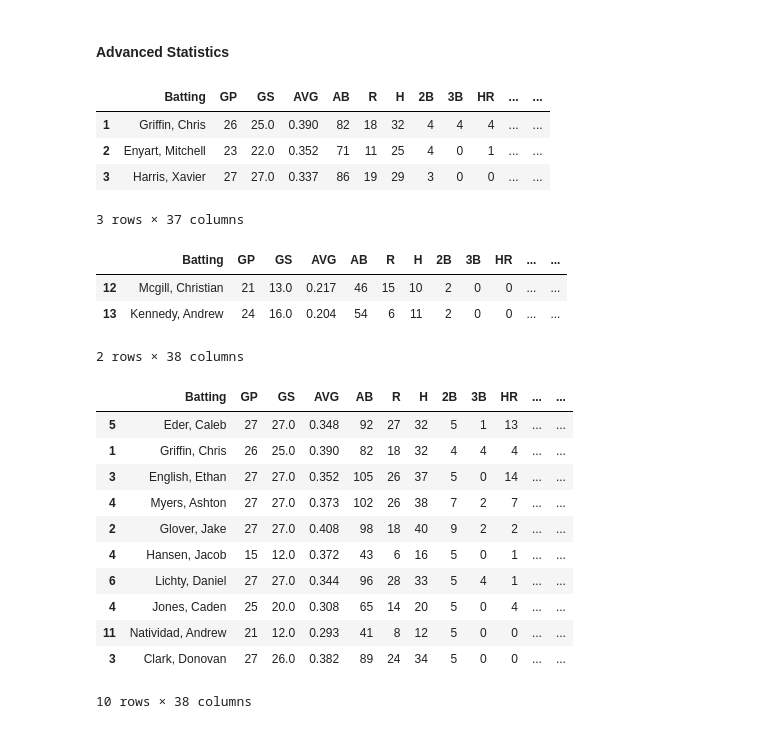
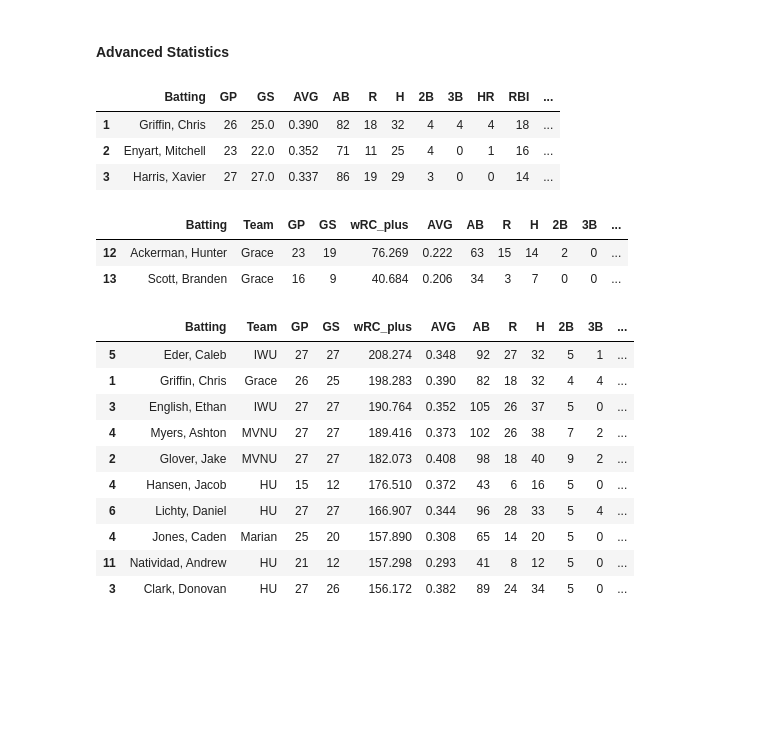
Before and after one commit to MathAtGrace/CrossRoads-Baseball, a Jupyter notebook: Python_2021/Analysis.ipynb, the cells around one changed output. Cells and saved outputs as stored; diff of their text form; code cells hidden in the pictures; blank space fills up the shorter version.

```diff
--- a/Python_2021/Analysis.ipynb
+++ b/Python_2021/Analysis.ipynb
@@ -5,6 +5,7 @@ As always, import the necessary statements.
 # %%
 import pandas as pd
 import pickle
+pd.set_option('display.max_columns', None)
 # %% [markdown]
 We import our dataframes for batting, pitching, and fielding statistics as well as our list of teams from the pickle file titled `Stats.pkl`.
 # %%
@@ -129,11 +127,10 @@ for df in dfb:
 # %%
 dfb[2][:3]
 # %% [output]
-|  | Batting | GP | GS | AVG | AB | R | H | 2B | 3B | HR | ... | ... |
-| 1 | Griffin, Chris | 26 | 25.0 | 0.390 | 82 | 18 | 32 | 4 | 4 | 4 | ... | ... |
-| 2 | Enyart, Mitchell | 23 | 22.0 | 0.352 | 71 | 11 | 25 | 4 | 0 | 1 | ... | ... |
-| 3 | Harris, Xavier | 27 | 27.0 | 0.337 | 86 | 19 | 29 | 3 | 0 | 0 | ... | ... |
+|  | Batting | GP | GS | AVG | AB | R | H | 2B | 3B | HR | RBI | ... |
+| 1 | Griffin, Chris | 26 | 25.0 | 0.390 | 82 | 18 | 32 | 4 | 4 | 4 | 18 | ... |
+| 2 | Enyart, Mitchell | 23 | 22.0 | 0.352 | 71 | 11 | 25 | 4 | 0 | 1 | 16 | ... |
+| 3 | Harris, Xavier | 27 | 27.0 | 0.337 | 86 | 19 | 29 | 3 | 0 | 0 | 14 | ... |
-3 rows × 37 columns
 # %%
 with open('Park_Factor.pkl', 'rb') as f:
     park_factor = pickle.load(f)
@@ -145,29 +142,39 @@ for i in range(len(teams)):
 #make sure everyone has at least 27 at bats (1 per game)
 for i in range(len(teams)):
     dfb[i] = dfb[i][dfb[i]['AB'] >= 27]
-# %%
-all_hitters = pd.concat(dfb) #collect all in one dataframe
-all_hitters = all_hitters[all_hitters.Batting != "Total:"] #remove total row
-all_hitters = all_hitters[all_hitters.Batting != "Opponents:"] #remove opponent row
-all_hitters[-2:] #verify totals and opponents rows are gone
-# %% [output]
-|  | Batting | GP | GS | AVG | AB | R | H | 2B | 3B | HR | ... | ... |
-| 12 | Mcgill, Christian | 21 | 13.0 | 0.217 | 46 | 15 | 10 | 2 | 0 | 0 | ... | ... |
-| 13 | Kennedy, Andrew | 24 | 16.0 | 0.204 | 54 | 6 | 11 | 2 | 0 | 0 | ... | ... |
-2 rows × 38 columns
+# %%
+temp_dfb = []
+for df in dfb: #make copy to avoid errors
+    temp_dfb.append(df.copy())
+for i in range(len(teams)): #add column for team
+    temp_dfb[i]["Team"] = teams[i]
+for i in range(len(teams)):
+    temp_dfb[i] = temp_dfb[i][temp_dfb[i].Batting != 'Total:']       #remove totals row
+    temp_dfb[i] = temp_dfb[i][temp_dfb[i].Batting != "Opponents:"]   #remove opponents row
+for df in temp_dfb:
+    team = df.pop("Team")
+    df.insert(1, team.name, team) #move team column to second
+    stat = df.pop("wRC_plus")
+    df.insert(4, stat.name, stat) #move wRC+ column to front of statistical columns
+    df['GS'] = df['GS'].astype(int) #remove decimal place on GS column
+temp_dfb[2][-2:] #verify totals and opponents rows are gone
+# %% [output]
+|  | Batting | Team | GP | GS | wRC_plus | AVG | AB | R | H | 2B | 3B | ... |
+| 12 | Ackerman, Hunter | Grace | 23 | 19 | 76.269 | 0.222 | 63 | 15 | 14 | 2 | 0 | ... |
+| 13 | Scott, Branden | Grace | 16 | 9 | 40.684 | 0.206 | 34 | 3 | 7 | 0 | 0 | ... |
 # %%
+all_hitters = pd.concat(temp_dfb) #collect all in one dataframe
 top_hitters = all_hitters.sort_values(by=['wRC_plus'], ascending=False) #sort by wRC+ in descending order
-top_hitters[:10] #top 10 hitters
+display(top_hitters[:10]) #top 10 hitters
 # %% [output]
-|  | Batting | GP | GS | AVG | AB | R | H | 2B | 3B | HR | ... | ... |
-| 5 | Eder, Caleb | 27 | 27.0 | 0.348 | 92 | 27 | 32 | 5 | 1 | 13 | ... | ... |
-| 1 | Griffin, Chris | 26 | 25.0 | 0.390 | 82 | 18 | 32 | 4 | 4 | 4 | ... | ... |
-| 3 | English, Ethan | 27 | 27.0 | 0.352 | 105 | 26 | 37 | 5 | 0 | 14 | ... | ... |
-| 4 | Myers, Ashton | 27 | 27.0 | 0.373 | 102 | 26 | 38 | 7 | 2 | 7 | ... | ... |
-| 2 | Glover, Jake | 27 | 27.0 | 0.408 | 98 | 18 | 40 | 9 | 2 | 2 | ... | ... |
-| 4 | Hansen, Jacob | 15 | 12.0 | 0.372 | 43 | 6 | 16 | 5 | 0 | 1 | ... | ... |
-| 6 | Lichty, Daniel | 27 | 27.0 | 0.344 | 96 | 28 | 33 | 5 | 4 | 1 | ... | ... |
-| 4 | Jones, Caden | 25 | 20.0 | 0.308 | 65 | 14 | 20 | 5 | 0 | 4 | ... | ... |
-| 11 | Natividad, Andrew | 21 | 12.0 | 0.293 | 41 | 8 | 12 | 5 | 0 | 0 | ... | ... |
-| 3 | Clark, Donovan | 27 | 26.0 | 0.382 | 89 | 24 | 34 | 5 | 0 | 0 | ... | ... |
+|  | Batting | Team | GP | GS | wRC_plus | AVG | AB | R | H | 2B | 3B | ... |
+| 5 | Eder, Caleb | IWU | 27 | 27 | 208.274 | 0.348 | 92 | 27 | 32 | 5 | 1 | ... |
+| 1 | Griffin, Chris | Grace | 26 | 25 | 198.283 | 0.390 | 82 | 18 | 32 | 4 | 4 | ... |
+| 3 | English, Ethan | IWU | 27 | 27 | 190.764 | 0.352 | 105 | 26 | 37 | 5 | 0 | ... |
+| 4 | Myers, Ashton | MVNU | 27 | 27 | 189.416 | 0.373 | 102 | 26 | 38 | 7 | 2 | ... |
+| 2 | Glover, Jake | MVNU | 27 | 27 | 182.073 | 0.408 | 98 | 18 | 40 | 9 | 2 | ... |
+| 4 | Hansen, Jacob | HU | 15 | 12 | 176.510 | 0.372 | 43 | 6 | 16 | 5 | 0 | ... |
+| 6 | Lichty, Daniel | HU | 27 | 27 | 166.907 | 0.344 | 96 | 28 | 33 | 5 | 4 | ... |
+| 4 | Jones, Caden | Marian | 25 | 20 | 157.890 | 0.308 | 65 | 14 | 20 | 5 | 0 | ... |
+| 11 | Natividad, Andrew | HU | 21 | 12 | 157.298 | 0.293 | 41 | 8 | 12 | 5 | 0 | ... |
+| 3 | Clark, Donovan | HU | 27 | 26 | 156.172 | 0.382 | 89 | 24 | 34 | 5 | 0 | ... |
-10 rows × 38 columns
```
Also changed, not shown: parts of 4 cells of this notebook.
